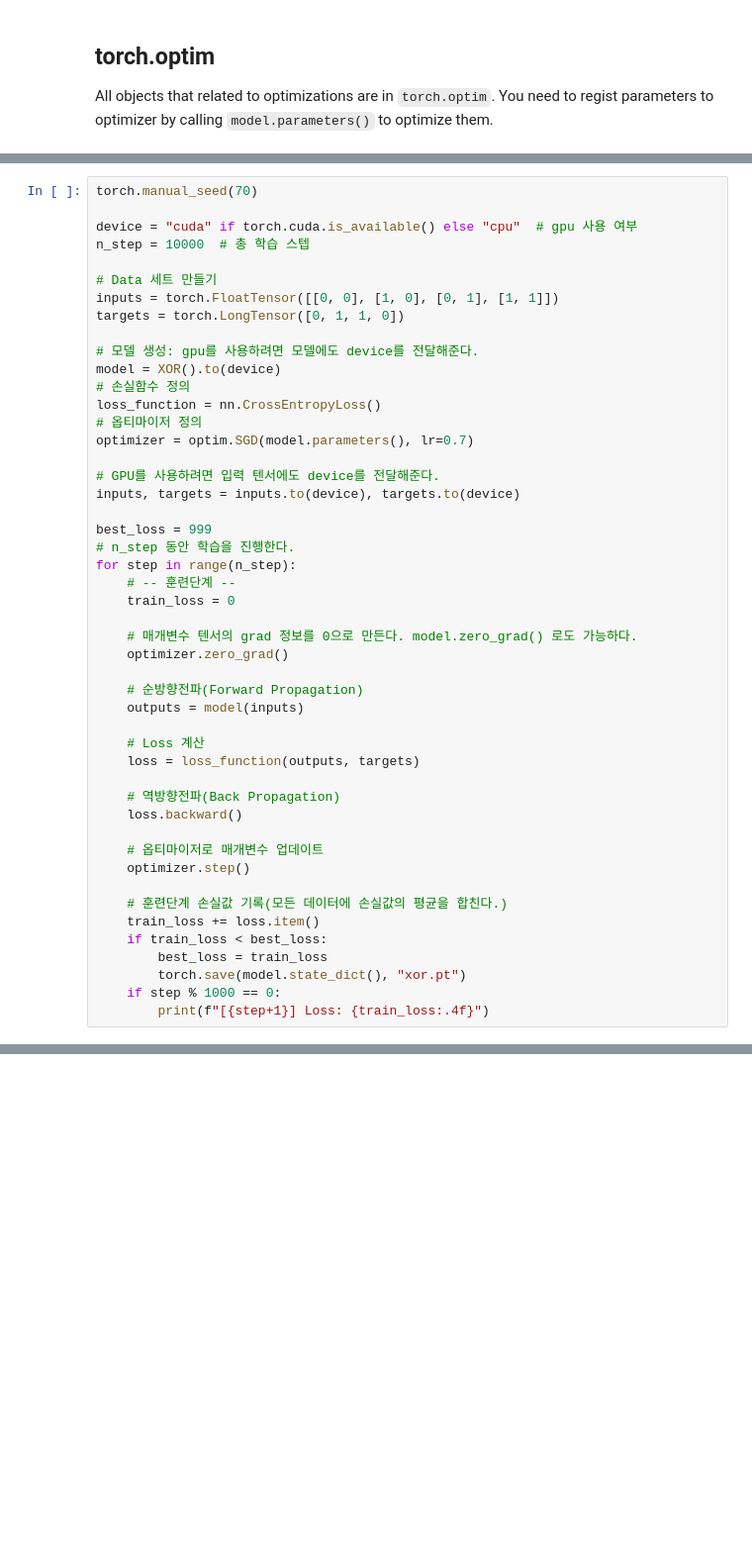
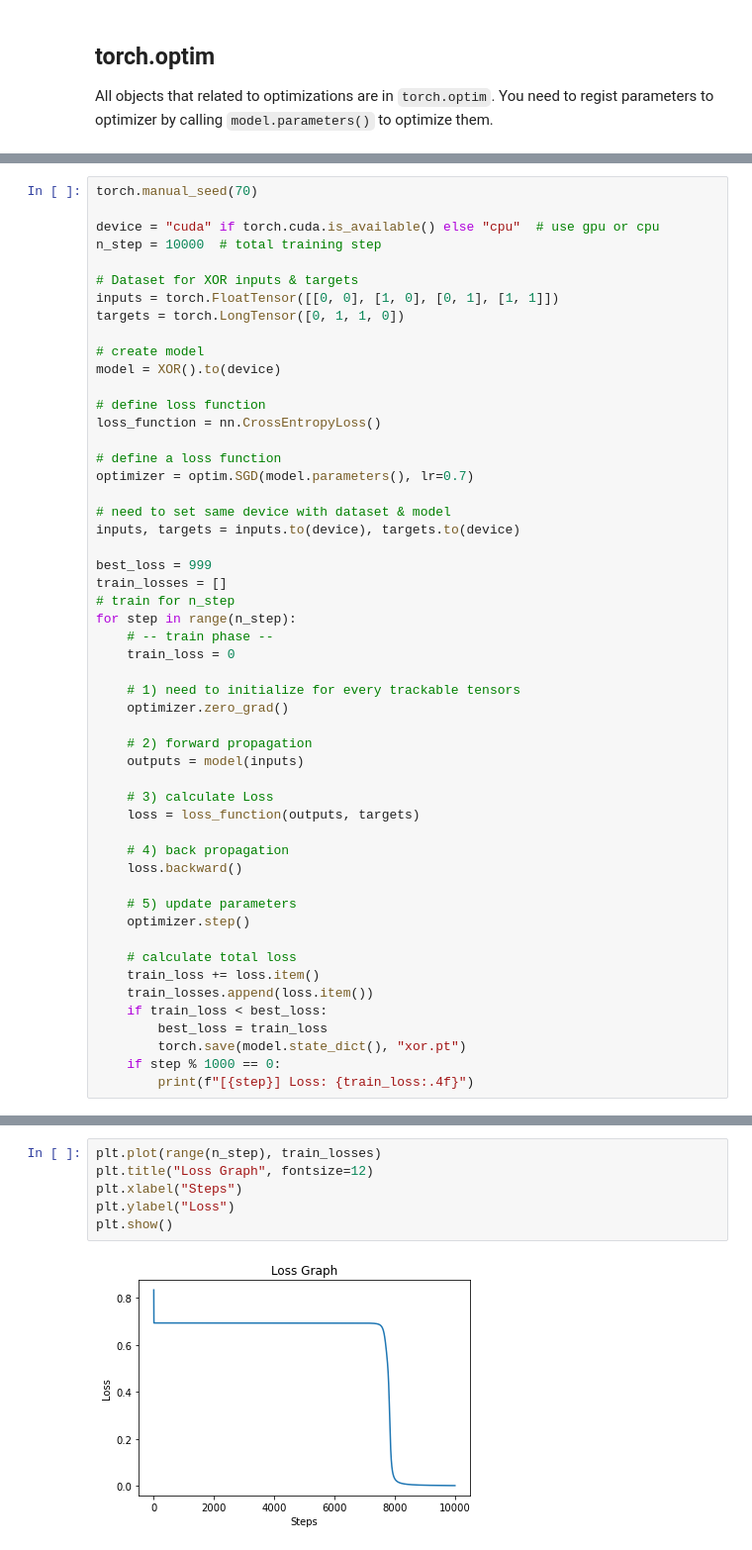
Before and after one commit to simonjisu/hankyong-university, a Jupyter notebook: 03_NeuralNetwork.ipynb, the cells around one changed output, grey strips where cells are left out. Shown: that part at 99% size. Cells and saved outputs as stored; diff of their text form; blank space fills up the shorter version.

```diff
--- a/03_NeuralNetwork.ipynb
+++ b/03_NeuralNetwork.ipynb
@@ -1232,49 +1290,53 @@ print(f" w_22 의 파라미터 업데이트: w ={0.3146 - 0.1 * (0.0074): .4f}")
 # %%
 torch.manual_seed(70)
 
-device = "cuda" if torch.cuda.is_available() else "cpu"  # gpu 사용 여부
-n_step = 10000  # 총 학습 스텝
+device = "cuda" if torch.cuda.is_available() else "cpu"  # use gpu or cpu
+n_step = 10000  # total training step
 
-# Data 세트 만들기
+# Dataset for XOR inputs & targets
 inputs = torch.FloatTensor([[0, 0], [1, 0], [0, 1], [1, 1]])
 targets = torch.LongTensor([0, 1, 1, 0])
 
-# 모델 생성: gpu를 사용하려면 모델에도 device를 전달해준다.
+# create model
 model = XOR().to(device)
-# 손실함수 정의
+
+# define loss function
 loss_function = nn.CrossEntropyLoss()
-# 옵티마이저 정의
+
+# define a loss function
 optimizer = optim.SGD(model.parameters(), lr=0.7)
 
-# GPU를 사용하려면 입력 텐서에도 device를 전달해준다.
+# need to set same device with dataset & model
 inputs, targets = inputs.to(device), targets.to(device)
 
 best_loss = 999
-# n_step 동안 학습을 진행한다.
+train_losses = []
+# train for n_step
 for step in range(n_step):
-    # -- 훈련단계 --
+    # -- train phase --
     train_loss = 0
 
-    # 매개변수 텐서의 grad 정보를 0으로 만든다. model.zero_grad() 로도 가능하다.
+    # 1) need to initialize for every trackable tensors
     optimizer.zero_grad()
 
-    # 순방향전파(Forward Propagation)
+    # 2) forward propagation
     outputs = model(inputs)
 
-    # Loss 계산
+    # 3) calculate Loss
     loss = loss_function(outputs, targets)
 
-    # 역방향전파(Back Propagation)
+    # 4) back propagation
     loss.backward()
 
-    # 옵티마이저로 매개변수 업데이트
+    # 5) update parameters
     optimizer.step()
 
-    # 훈련단계 손실값 기록(모든 데이터에 손실값의 평균을 합친다.)
+    # calculate total loss
     train_loss += loss.item()
+    train_losses.append(loss.item())
     if train_loss < best_loss:
         best_loss = train_loss
         torch.save(model.state_dict(), "xor.pt")
     if step % 1000 == 0:
-        print(f"[{step+1}] Loss: {train_loss:.4f}")
+        print(f"[{step}] Loss: {train_loss:.4f}")
 # %% [output]
@@ -1291 +1353,9 @@ for step in range(n_step):
+# %%
+plt.plot(range(n_step), train_losses)
+plt.title("Loss Graph", fontsize=12)
+plt.xlabel("Steps")
+plt.ylabel("Loss")
+plt.show()
+# %% [output]
+[figure, added]
 # %%
```
Also changed, not shown: parts of 33 cells of this notebook, 22 other files.
